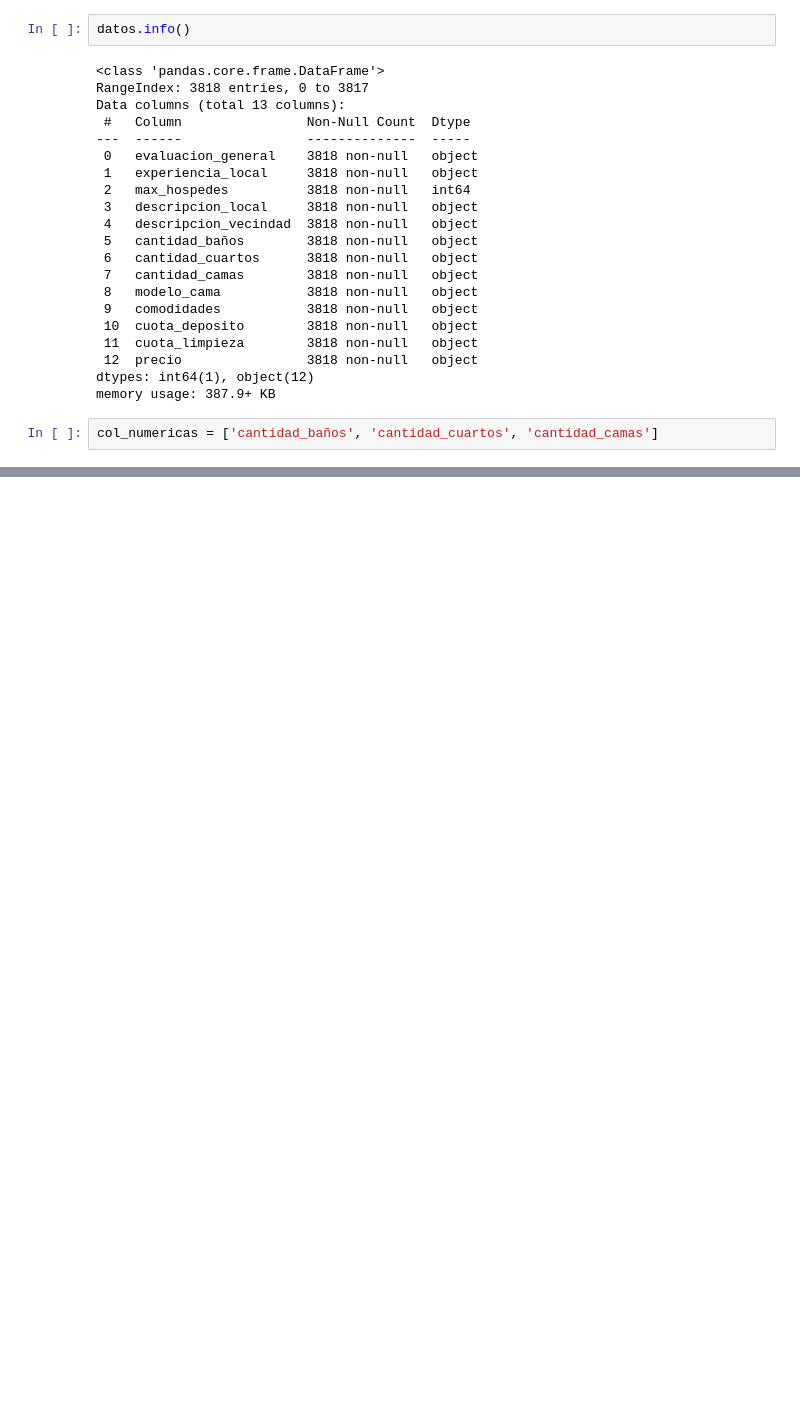
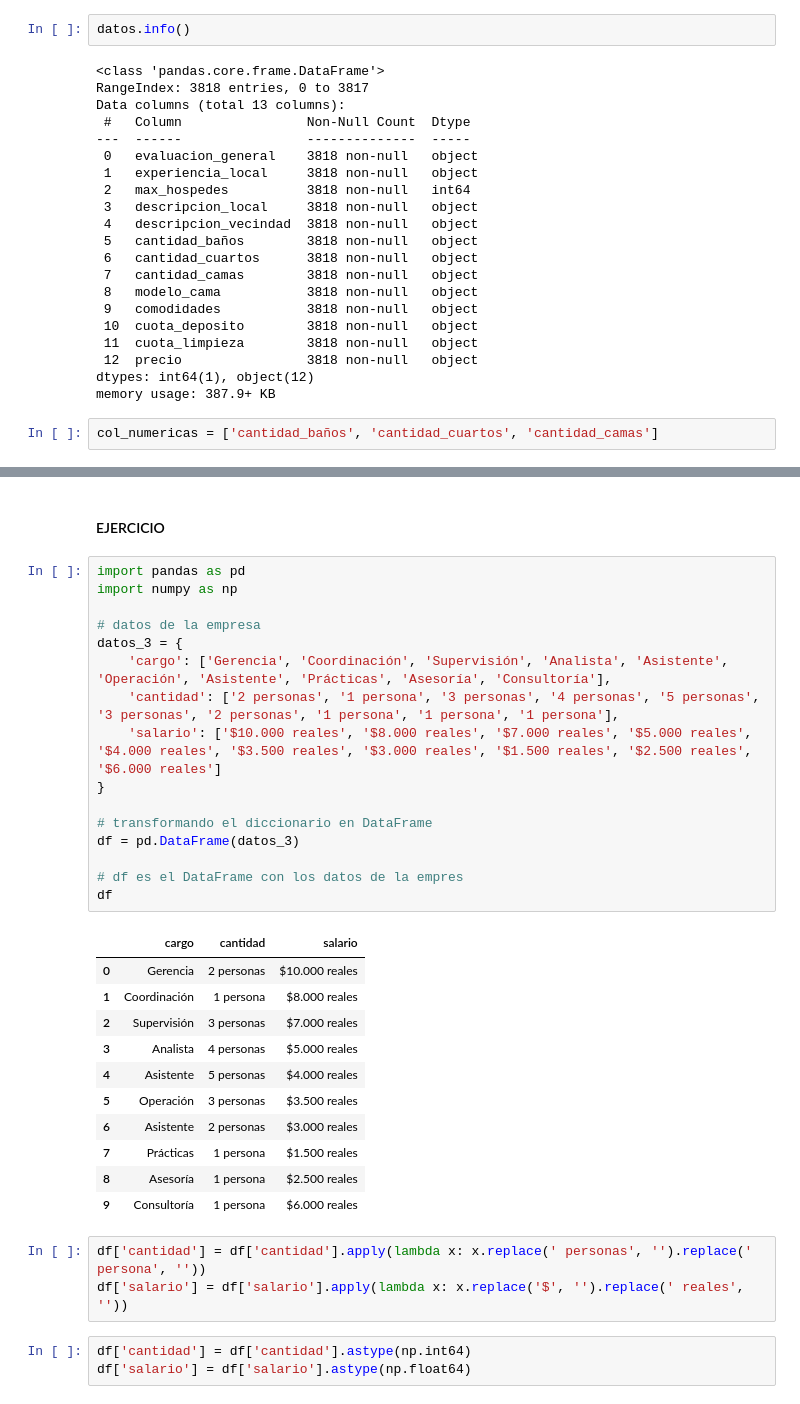
Before and after one commit to yuri19762008/001_ORACLE, a Jupyter notebook: 010_TRANSFORMACION_DATOS/transformacion.ipynb, the cells around one changed output, grey strips where cells are left out. Drawn from its saved outputs; the diff is of its cells as text; blank space fills up the shorter version.

Commit message:
pandas

```diff
--- a/010_TRANSFORMACION_DATOS/transformacion.ipynb
+++ b/010_TRANSFORMACION_DATOS/transformacion.ipynb
@@ -234,0 +307,36 @@ col_numericas = ['cantidad_baños', 'cantidad_cuartos', 'cantidad_camas']
+# %% [markdown]
+#### EJERCICIO
+# %%
+import pandas as pd
+import numpy as np
+
+# datos de la empresa
+datos_3 = {
+    'cargo': ['Gerencia', 'Coordinación', 'Supervisión', 'Analista', 'Asistente', 'Operación', 'Asistente', 'Prácticas', 'Asesoría', 'Consultoría'],
+    'cantidad': ['2 personas', '1 persona', '3 personas', '4 personas', '5 personas', '3 personas', '2 personas', '1 persona', '1 persona', '1 persona'],
+    'salario': ['$10.000 reales', '$8.000 reales', '$7.000 reales', '$5.000 reales', '$4.000 reales', '$3.500 reales', '$3.000 reales', '$1.500 reales', '$2.500 reales', '$6.000 reales']
+}
+
+# transformando el diccionario en DataFrame
+df = pd.DataFrame(datos_3)
+
+# df es el DataFrame con los datos de la empres
+df
+# %% [output]
+|  | cargo | cantidad | salario |
+| 0 | Gerencia | 2 personas | $10.000 reales |
+| 1 | Coordinación | 1 persona | $8.000 reales |
+| 2 | Supervisión | 3 personas | $7.000 reales |
+| 3 | Analista | 4 personas | $5.000 reales |
+| 4 | Asistente | 5 personas | $4.000 reales |
+| 5 | Operación | 3 personas | $3.500 reales |
+| 6 | Asistente | 2 personas | $3.000 reales |
+| 7 | Prácticas | 1 persona | $1.500 reales |
+| 8 | Asesoría | 1 persona | $2.500 reales |
+| 9 | Consultoría | 1 persona | $6.000 reales |
+# %%
+df['cantidad'] = df['cantidad'].apply(lambda x: x.replace(' personas', '').replace(' persona', ''))
+df['salario'] = df['salario'].apply(lambda x: x.replace('$', '').replace(' reales', ''))
+# %%
+df['cantidad'] = df['cantidad'].astype(np.int64)
+df['salario'] = df['salario'].astype(np.float64)
```
Also changed, not shown: parts of 24 cells of this notebook, 1 other file.
